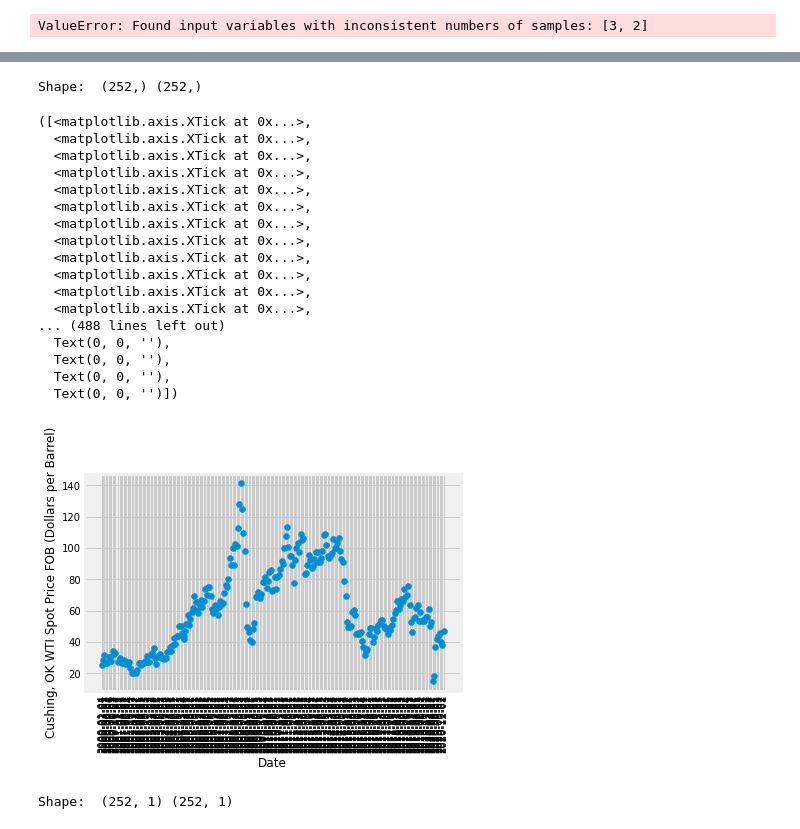
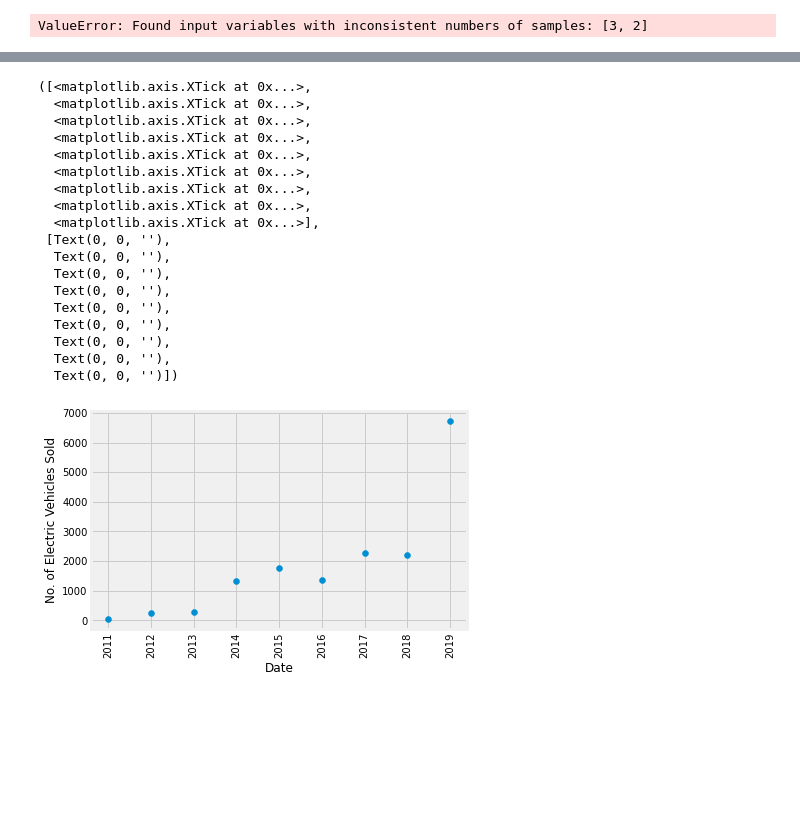
Before and after one commit to mnperic/final-project, a Jupyter notebook: Jupyter Notebooks/electric_vehicles_ML.ipynb, the cells around one changed output, grey strips where cells are left out. Drawn from its saved outputs; the diff is of its cells as text; code cells hidden in the pictures; blank space fills up the shorter version.

```diff
--- a/Jupyter Notebooks/electric_vehicles_ML.ipynb
+++ b/Jupyter Notebooks/electric_vehicles_ML.ipynb
@@ -103,4 +101,0 @@ ValueError: Found input variables with inconsistent numbers of samples: [3, 2]
-# %%
-X = data['MA3'].values.reshape(-1, 1)
-y = data['Price'].values.reshape(-1, 1)
-print(X.shape, y.shape)
@@ -174,39 +138,25 @@ plt.show()
-# %%
-X = data["Date"]
-y = data["Price"]
-
-#X = data["Date"].values.reshape(-1, 1)
-#y = data["Price"].values.reshape(-1, 1)
-print("Shape: ", X.shape, y.shape)
-# %% [output]
-Shape:  (252,) (252,)
 # %%
 plt.scatter(X, y)
 plt.xlabel("Date")
-plt.ylabel("Cushing, OK WTI Spot Price FOB (Dollars per Barrel)")
+plt.ylabel("No. of Electric Vehicles Sold")
 plt.xticks(X, rotation='vertical')
 # %% [output]
 ([<matplotlib.axis.XTick at 0x...>,
   <matplotlib.axis.XTick at 0x...>,
   <matplotlib.axis.XTick at 0x...>,
   <matplotlib.axis.XTick at 0x...>,
   <matplotlib.axis.XTick at 0x...>,
   <matplotlib.axis.XTick at 0x...>,
   <matplotlib.axis.XTick at 0x...>,
   <matplotlib.axis.XTick at 0x...>,
-  <matplotlib.axis.XTick at 0x...>,
-  <matplotlib.axis.XTick at 0x...>,
-  <matplotlib.axis.XTick at 0x...>,
-  <matplotlib.axis.XTick at 0x...>,
-... (488 lines left out)
+  <matplotlib.axis.XTick at 0x...>],
+ [Text(0, 0, ''),
+  Text(0, 0, ''),
+  Text(0, 0, ''),
+  Text(0, 0, ''),
+  Text(0, 0, ''),
   Text(0, 0, ''),
   Text(0, 0, ''),
   Text(0, 0, ''),
   Text(0, 0, '')])
-[figure, old version]
+[figure, new version]
-# %%
-X = data["Date"].values.reshape(-1, 1)
-y = data["Price"].values.reshape(-1, 1)
-print("Shape: ", X.shape, y.shape)
-# %% [output]
-Shape:  (252, 1) (252, 1)
```
Also changed, not shown: parts of 10 cells of this notebook, 4 other files.
